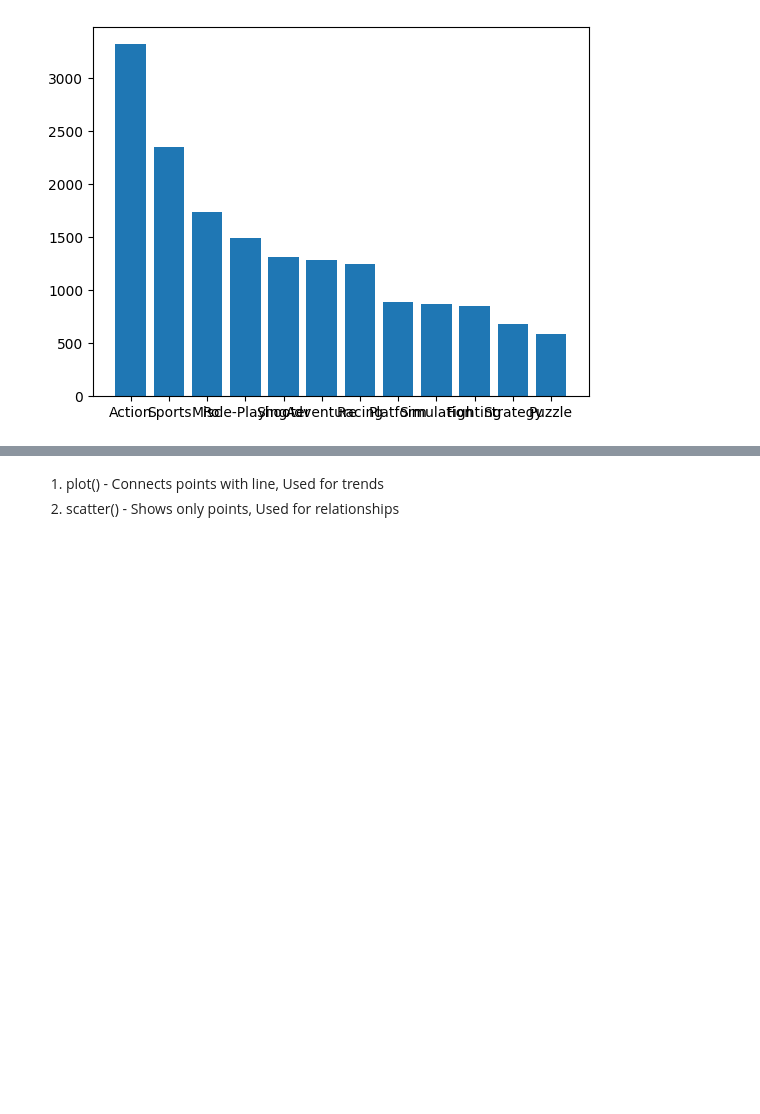
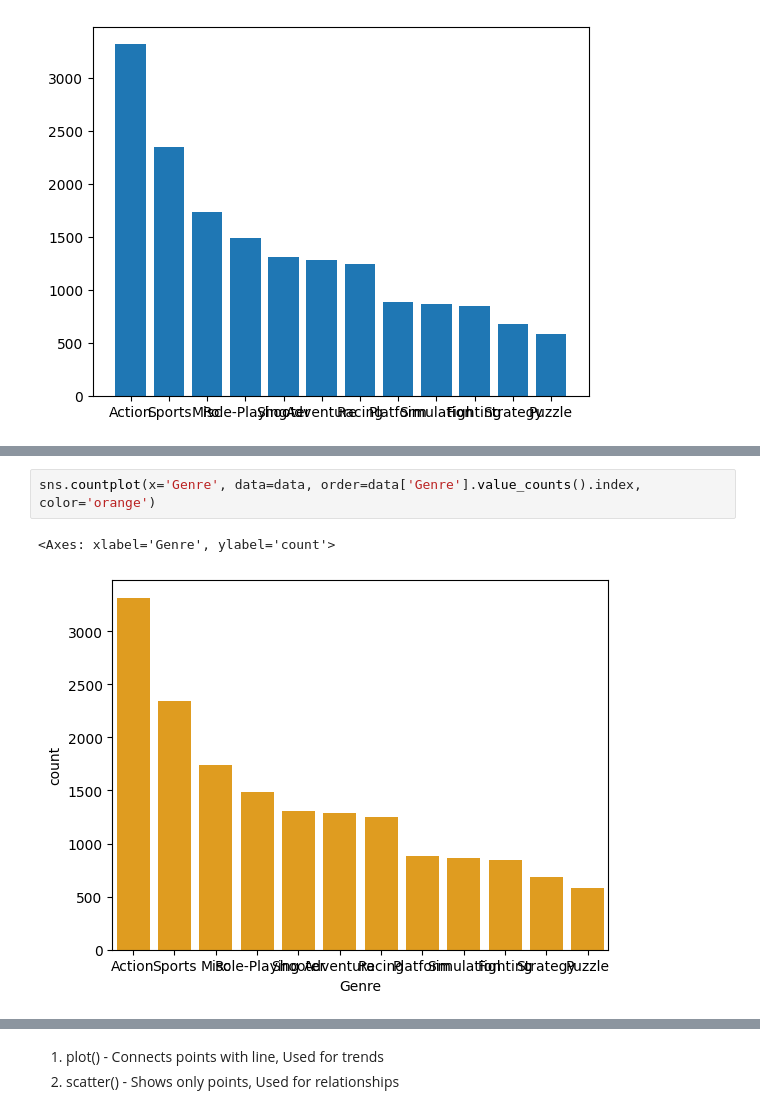
Before and after one commit to Rutujakb592/Python_Libraries, a Jupyter notebook: Matplotlib&Seaborn.ipynb, the cells around one changed output, grey strips where cells are left out. Cells and saved outputs as stored; diff of their text form; blank space fills up the shorter version.

```diff
--- a/Matplotlib&Seaborn.ipynb
+++ b/Matplotlib&Seaborn.ipynb
@@ -81,0 +87,5 @@ plt.bar(x_bar, y_bar)
+# %%
+sns.countplot(x='Genre', data=data, order=data['Genre'].value_counts().index, color='orange')
+# %% [output]
+<Axes: xlabel='Genre', ylabel='count'>
+[figure, added]
```
Also changed, not shown: parts of 39 cells of this notebook.
